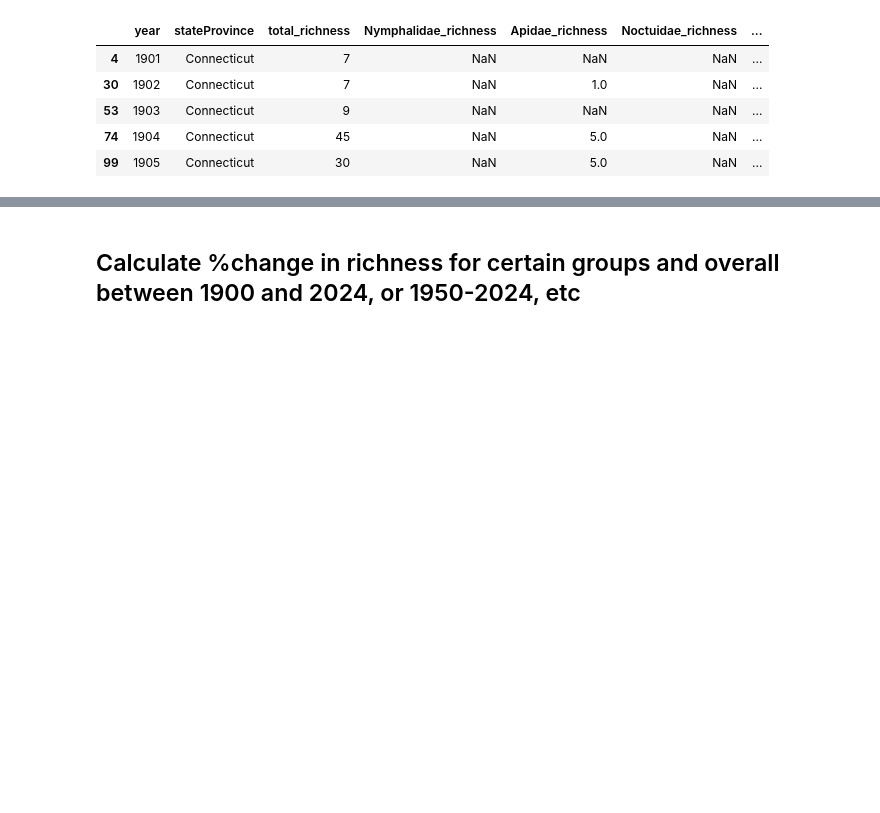
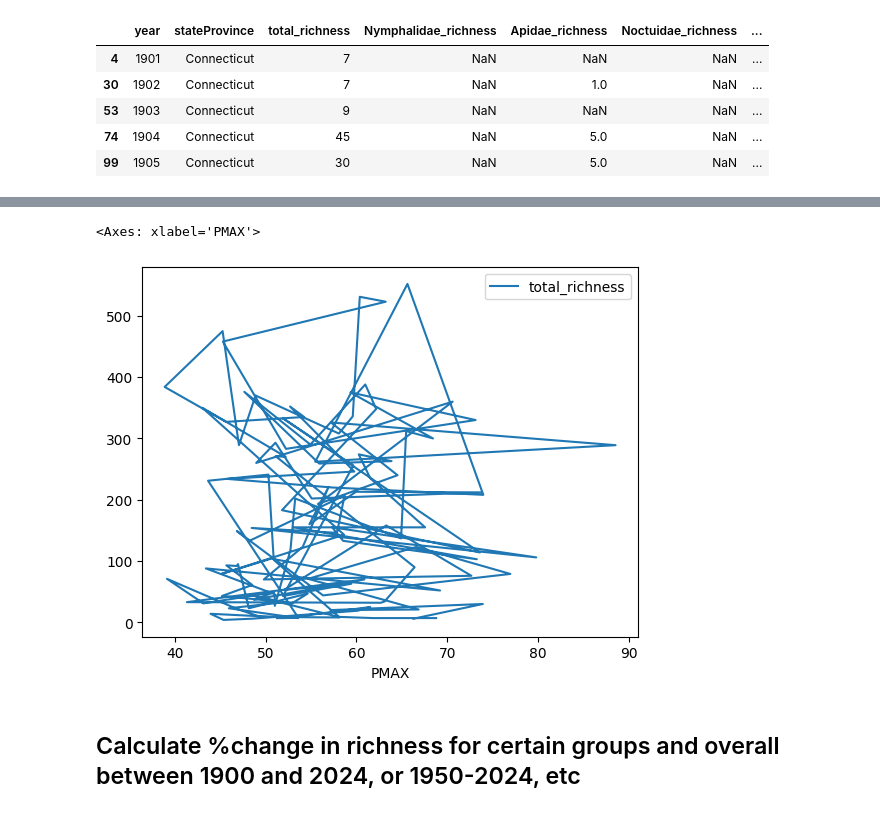
Before and after one commit to envirodatascience/final-project-insect-team, a Jupyter notebook: ENV617_group_project_ypm_ent_data.ipynb, the cells around one changed output, grey strips where cells are left out. Cells and saved outputs as stored; diff of their text form; code cells hidden in the pictures; blank space fills up the shorter version.

```diff
--- a/ENV617_group_project_ypm_ent_data.ipynb
+++ b/ENV617_group_project_ypm_ent_data.ipynb
@@ -766,0 +809,4 @@ ent_ct_sub.to_csv('ypm_ct_ent_taxo_summaries_20250418.csv', index=False)
+# %%
+# read in CT ent data
+df_e = pd.read_csv('ypm_ct_ent_taxo_summaries_20250418.csv')
+df_e.head()
@@ -766,0 +820,3 @@ ent_ct_sub.to_csv('ypm_ct_ent_taxo_summaries_20250418.csv', index=False)
+# %%
+df_e.rename(columns={'year': 'DATE'}, inplace=True)
+df_e.head()
@@ -766,0 +832,4 @@ ent_ct_sub.to_csv('ypm_ct_ent_taxo_summaries_20250418.csv', index=False)
+# %%
+# merge temp and precip
+df_tp = df_t.merge(df_pr,how='outer', on='DATE')
+df_tp.tail()
@@ -766,0 +843,4 @@ ent_ct_sub.to_csv('ypm_ct_ent_taxo_summaries_20250418.csv', index=False)
+# %%
+# merge ent data on to climate data
+df_all = df_tp.merge(df_e,how='inner', on='DATE')
+df_all.head()
@@ -766,0 +885,5 @@ ent_ct_sub.to_csv('ypm_ct_ent_taxo_summaries_20250418.csv', index=False)
+# %%
+df_all.plot('PMAX', 'total_richness') # this looks bad!
+# %% [output]
+<Axes: xlabel='PMAX'>
+[figure, added]
```
Also changed, not shown: parts of 25 cells of this notebook.
